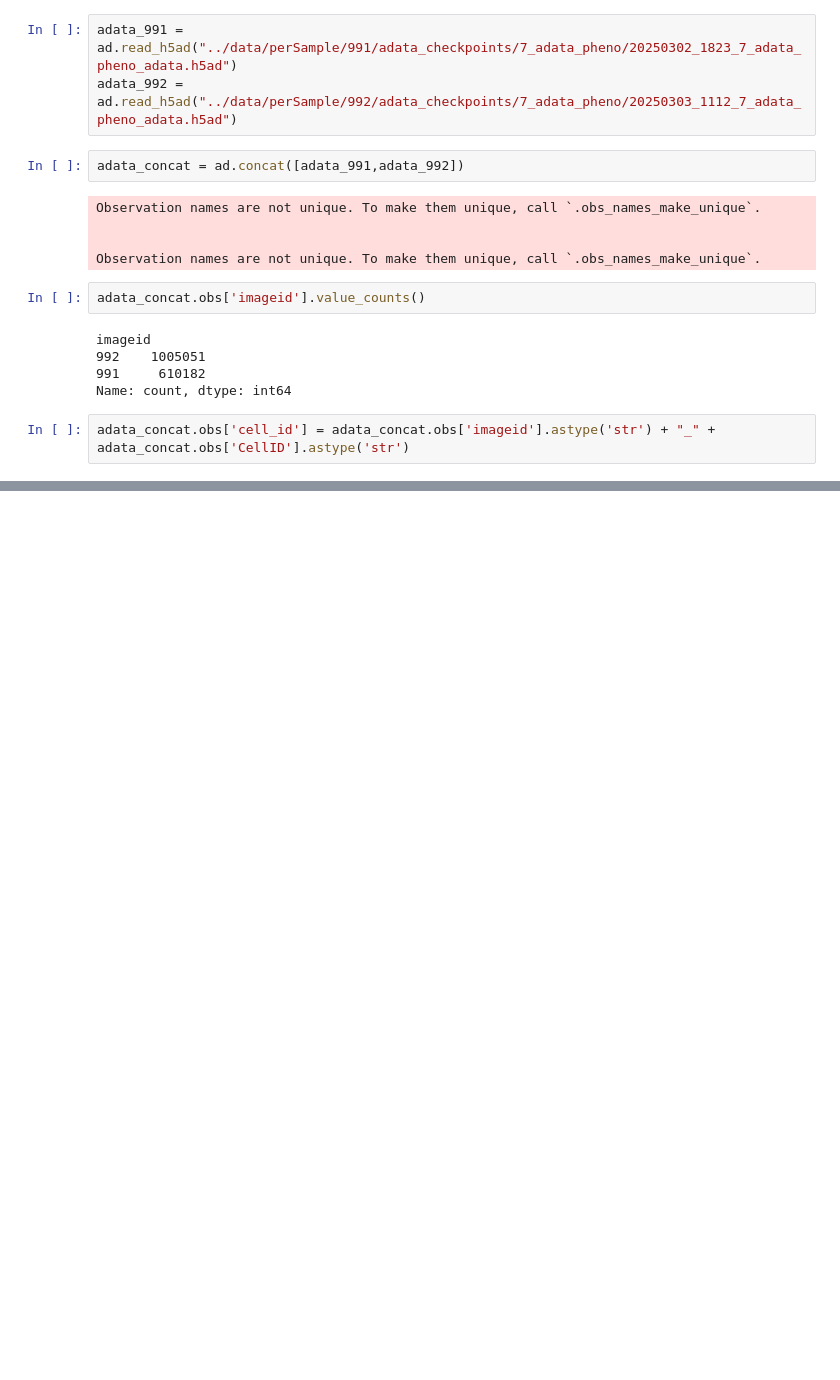
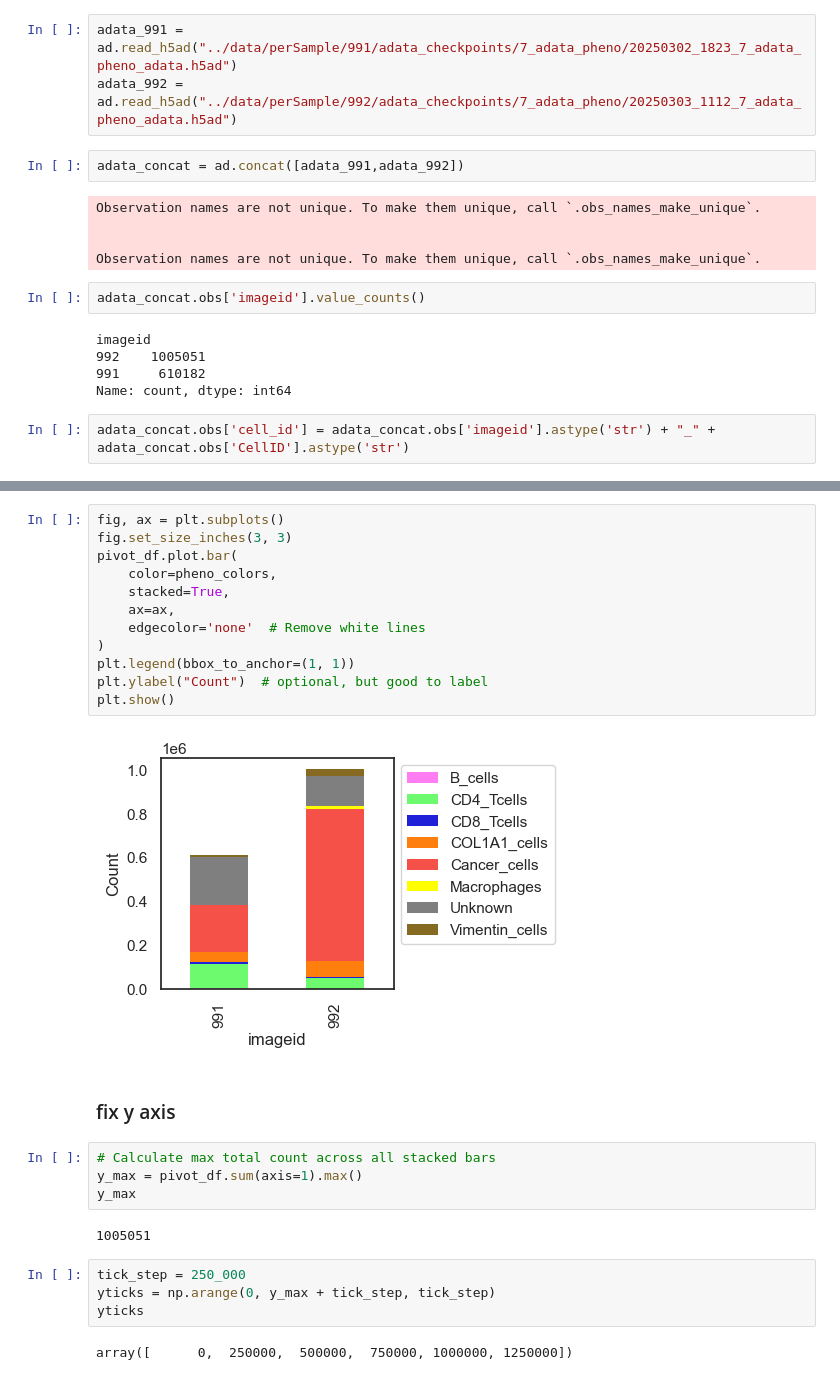
Before and after one commit to josenimo/P26_DA, a Jupyter notebook: nbs/3_compare_991_992_phenotypes.ipynb, the cells around one changed output, grey strips where cells are left out. Saved outputs shown, nothing was run; the diff lists cells and outputs as text; blank space fills up the shorter version.

```diff
--- a/nbs/3_compare_991_992_phenotypes.ipynb
+++ b/nbs/3_compare_991_992_phenotypes.ipynb
@@ -225,0 +183,28 @@ sm.pl.heatmap(
+# %%
+fig, ax = plt.subplots()
+fig.set_size_inches(3, 3)
+pivot_df.plot.bar(
+    color=pheno_colors,
+    stacked=True,
+    ax=ax,
+    edgecolor='none'  # Remove white lines
+)
+plt.legend(bbox_to_anchor=(1, 1))
+plt.ylabel("Count")  # optional, but good to label
+plt.show()
+# %% [output]
+[figure, added]
+# %% [markdown]
+### fix y axis
+# %%
+# Calculate max total count across all stacked bars
+y_max = pivot_df.sum(axis=1).max()
+y_max
+# %% [output]
+1005051
+# %%
+tick_step = 250_000
+yticks = np.arange(0, y_max + tick_step, tick_step)
+yticks
+# %% [output]
+array([      0,  250000,  500000,  750000, 1000000, 1250000])
```
Also changed, not shown: parts of 76 cells of this notebook, 36 other files.
